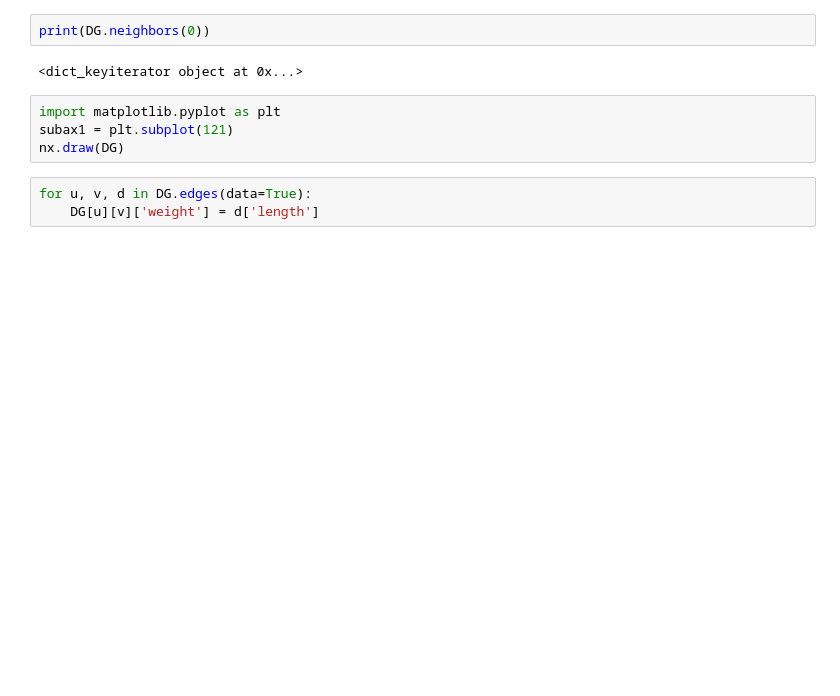
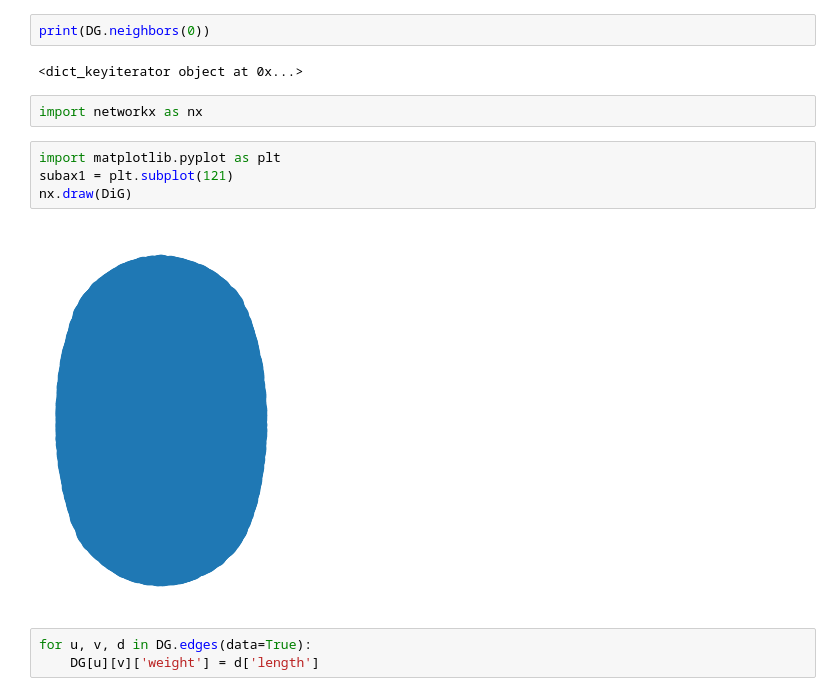
Before and after one commit to Liaokc/attention_cGAN, a Jupyter notebook: embedding.ipynb, the cells around one changed output. Saved outputs shown, nothing was run; the diff lists cells and outputs as text; blank space fills up the shorter version.

```diff
--- a/embedding.ipynb
+++ b/embedding.ipynb
@@ -423,10 +423,14 @@ for i in range(13307):
 print(DG.neighbors(0))
 # %% [output]
 <dict_keyiterator object at 0x...>
+# %%
+import networkx as nx
 # %%
 import matplotlib.pyplot as plt
 subax1 = plt.subplot(121)
-nx.draw(DG)
+nx.draw(DiG)
+# %% [output]
+[figure, added]
 # %%
 for u, v, d in DG.edges(data=True):
     DG[u][v]['weight'] = d['length']
```
Also changed, not shown: parts of 2 cells of this notebook, 7 other files.
